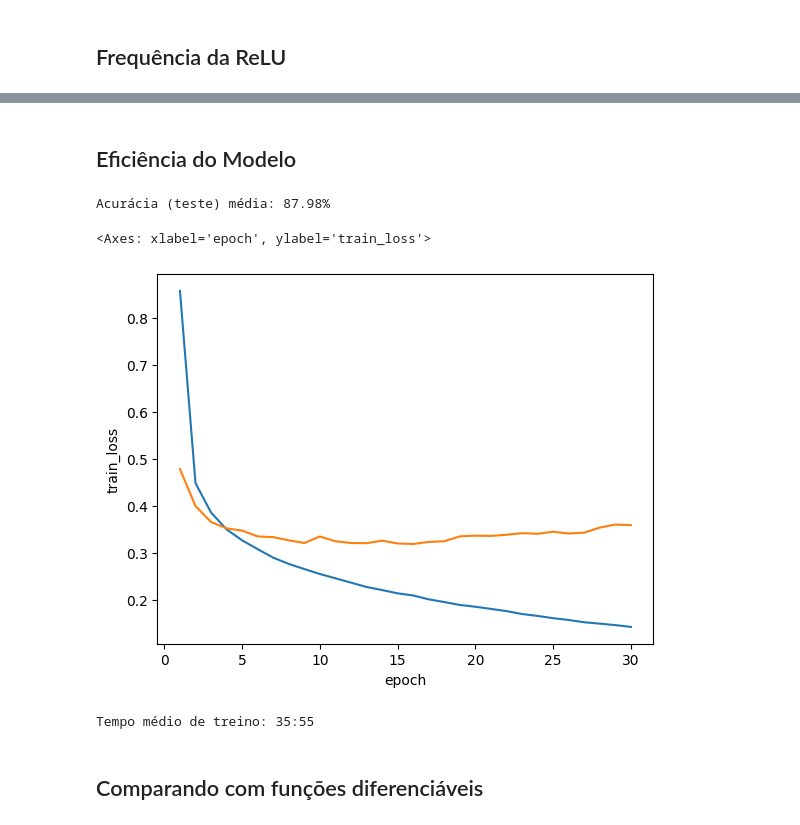
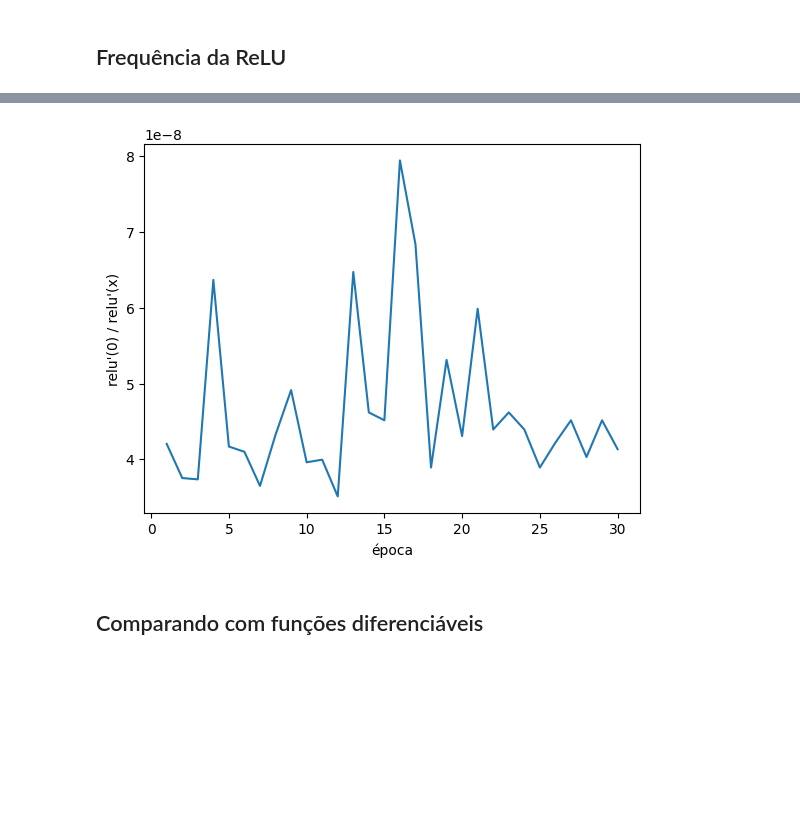
Before and after one commit to robertotomchak/ReLUDiffStudy, a Jupyter notebook: analysis_mobilenet.ipynb, the cells around one changed output, grey strips where cells are left out. Cells and saved outputs as stored; diff of their text form; code cells hidden in the pictures; blank space fills up the shorter version.

Commit message:
add testes

```diff
--- a/analysis_mobilenet.ipynb
+++ b/analysis_mobilenet.ipynb
@@ -102,22 +48,8 @@ sns.lineplot(data=df_train_avg, x="epoch", y="relu_proportion")
-# %% [markdown]
-## Eficiência do Modelo
-# %%
-print(f"Acurácia (teste) média: {round(100*df_count_test['val_acc'].mean(), 2)}%")
-# %% [output]
-Acurácia (teste) média: 87.98%
-# %%
-sns.lineplot(data=df_train_avg, x="epoch", y="train_loss")
-sns.lineplot(data=df_train_avg, x="epoch", y="val_loss")
-# %% [output]
-<Axes: xlabel='epoch', ylabel='train_loss'>
-[figure, removed]
-# %%
-df_train_sum = df_count_train.groupby("execution").sum()
-seconds_avg = round(df_train_sum["time"].mean())
-minutes_avg = seconds_avg // 60
-seconds_avg = seconds_avg % 60
-print(f"Tempo médio de treino: {minutes_avg}:{seconds_avg}")
-# %% [output]
-Tempo médio de treino: 35:55
+# %%
+ax = sns.lineplot(data=df_count_train, x="epoch", y="relu_proportion")
+ax.set(xlabel="época", ylabel="relu'(0) / relu'(x)")
+plt.savefig('relu_proportion.eps', format='eps')
+# %% [output]
+[figure, added]
 # %% [markdown]
 ## Comparando com funções diferenciáveis
```
Also changed, not shown: parts of 30 cells of this notebook, 2 other files.
